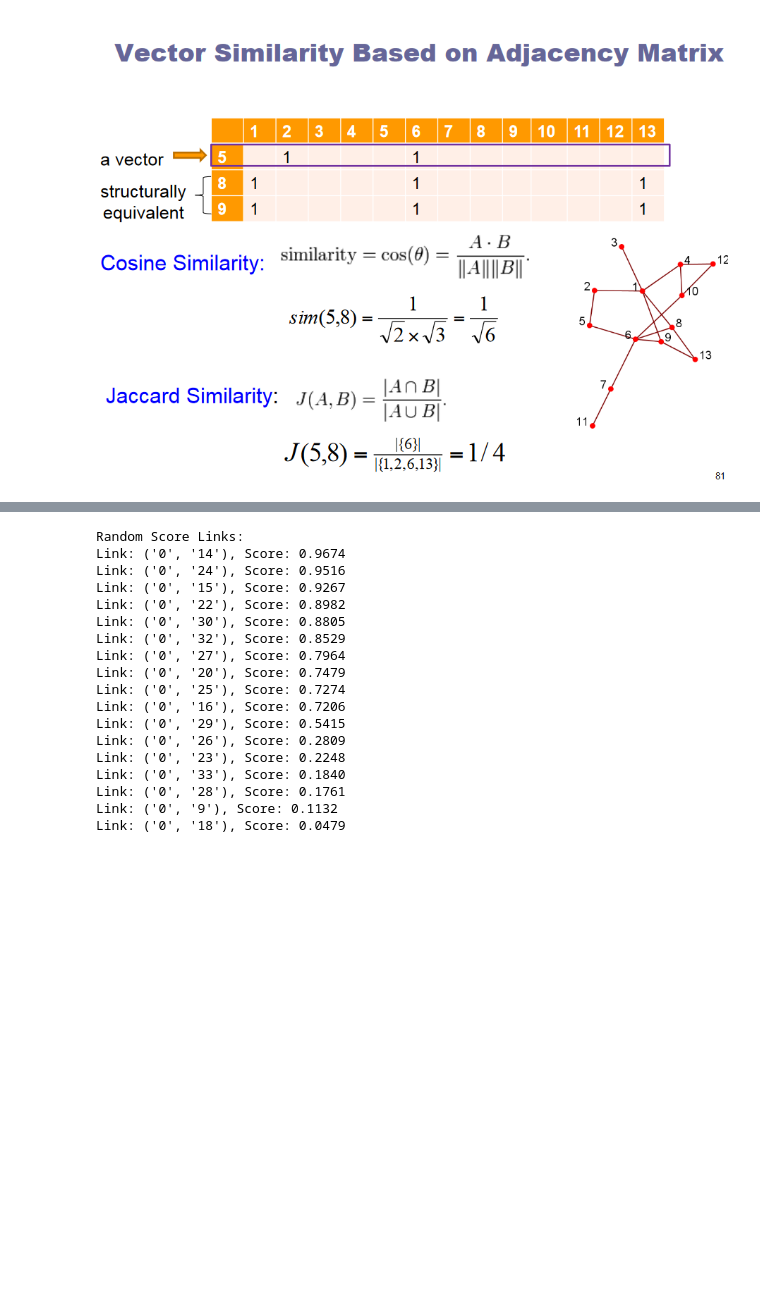
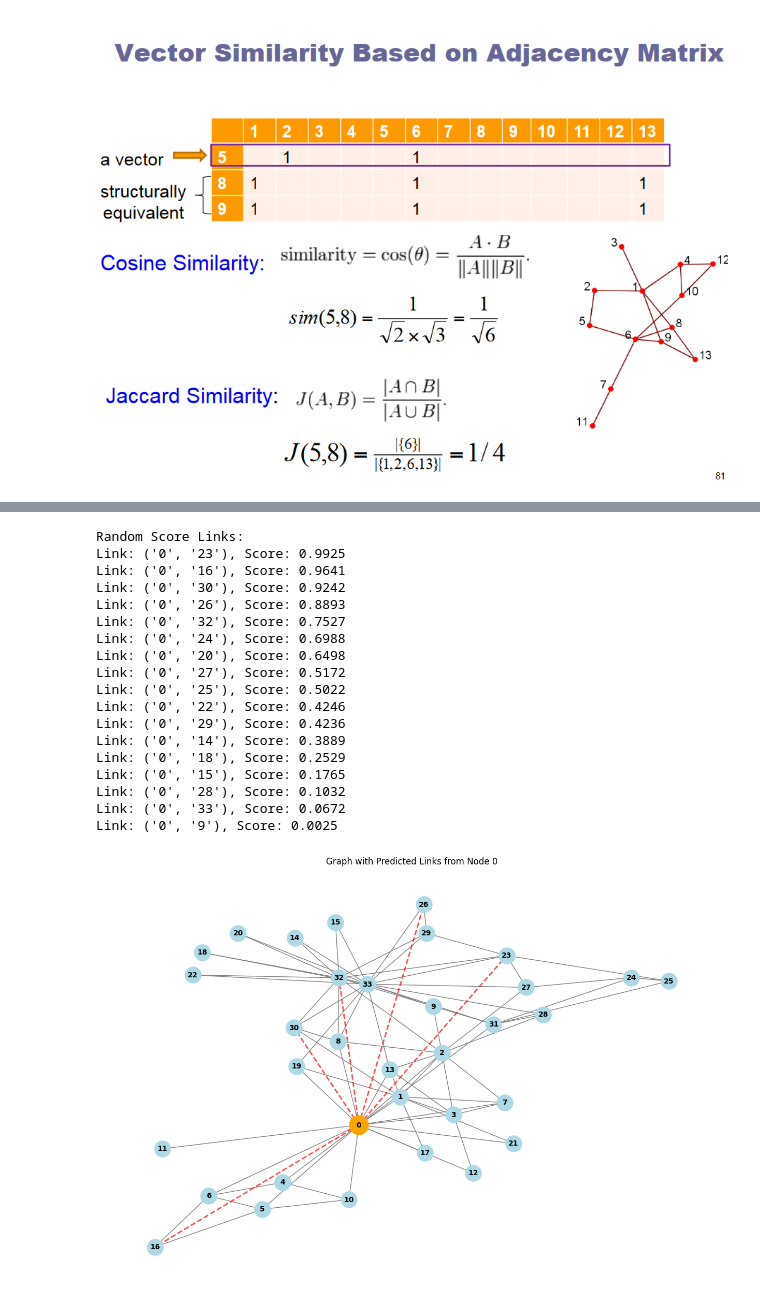
Before and after one commit to abuhmhai/Link_Prediction, a Jupyter notebook: link_prediction_lab.ipynb, the cells around one changed output, grey strips where cells are left out. Drawn from its saved outputs; the diff is of its cells as text; code cells hidden in the pictures; blank space fills up the shorter version.

```diff
--- a/link_prediction_lab.ipynb
+++ b/link_prediction_lab.ipynb
@@ -236,25 +234,27 @@ Link: ('0', '26'), Score: 0.2500
 # %%
 # Random Score
 links_random = link_list(G, i, random_score)
 print("\nRandom Score Links:")
 for link, score in links_random:
     print(f"Link: {link}, Score: {score:.4f}")
+visualize_predicted_links(G, '0', links_random )
 # %% [output]
 Random Score Links:
-Link: ('0', '14'), Score: 0.9674
-Link: ('0', '24'), Score: 0.9516
-Link: ('0', '15'), Score: 0.9267
-Link: ('0', '22'), Score: 0.8982
-Link: ('0', '30'), Score: 0.8805
-Link: ('0', '32'), Score: 0.8529
-Link: ('0', '27'), Score: 0.7964
-Link: ('0', '20'), Score: 0.7479
-Link: ('0', '25'), Score: 0.7274
-Link: ('0', '16'), Score: 0.7206
-Link: ('0', '29'), Score: 0.5415
-Link: ('0', '26'), Score: 0.2809
-Link: ('0', '23'), Score: 0.2248
-Link: ('0', '33'), Score: 0.1840
-Link: ('0', '28'), Score: 0.1761
-Link: ('0', '9'), Score: 0.1132
-Link: ('0', '18'), Score: 0.0479
+Link: ('0', '23'), Score: 0.9925
+Link: ('0', '16'), Score: 0.9641
+Link: ('0', '30'), Score: 0.9242
+Link: ('0', '26'), Score: 0.8893
+Link: ('0', '32'), Score: 0.7527
+Link: ('0', '24'), Score: 0.6988
+Link: ('0', '20'), Score: 0.6498
+Link: ('0', '27'), Score: 0.5172
+Link: ('0', '25'), Score: 0.5022
+Link: ('0', '22'), Score: 0.4246
+Link: ('0', '29'), Score: 0.4236
+Link: ('0', '14'), Score: 0.3889
+Link: ('0', '18'), Score: 0.2529
+Link: ('0', '15'), Score: 0.1765
+Link: ('0', '28'), Score: 0.1032
+Link: ('0', '33'), Score: 0.0672
+Link: ('0', '9'), Score: 0.0025
+[figure, added]
```
Also changed, not shown: parts of 11 cells of this notebook, 1 other file.
